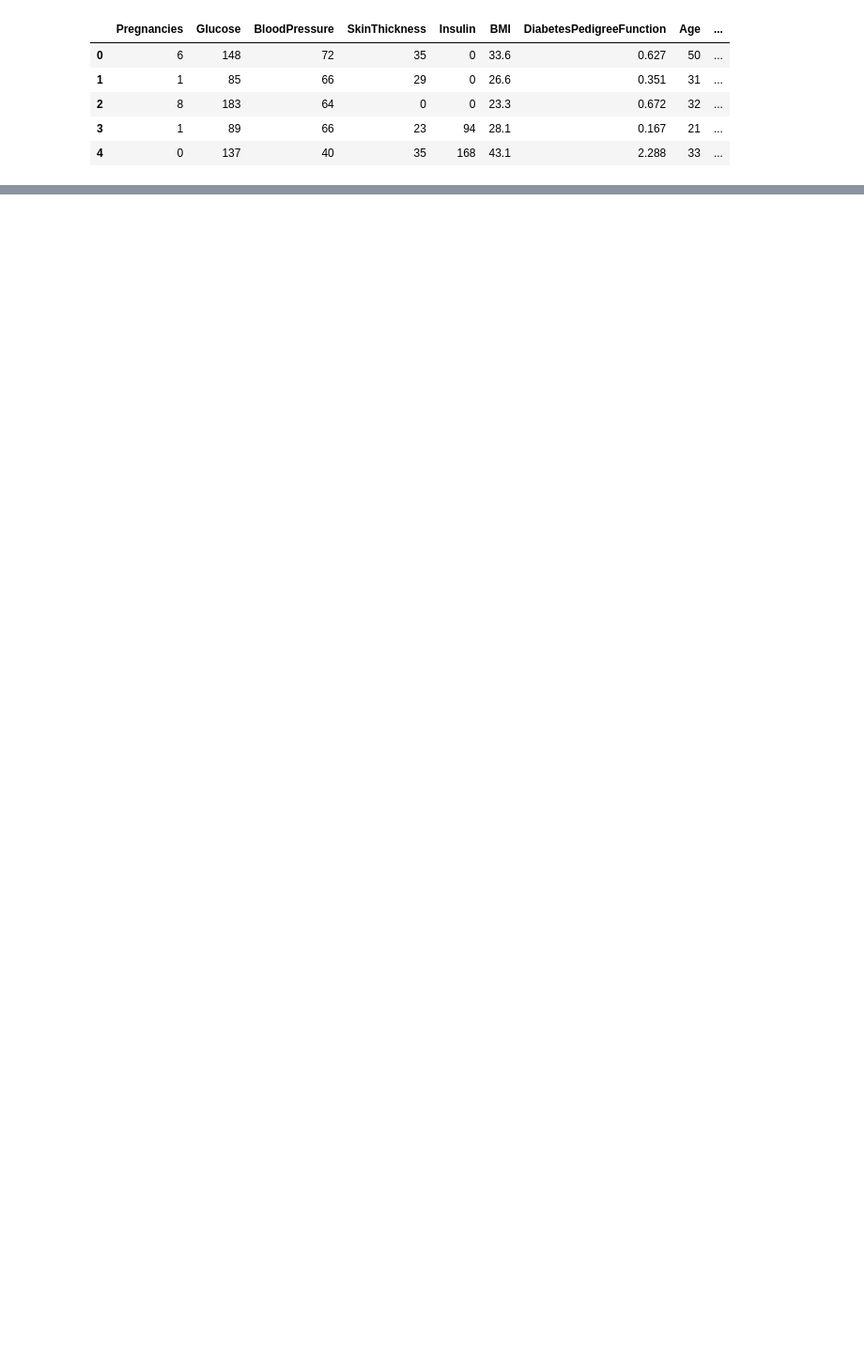
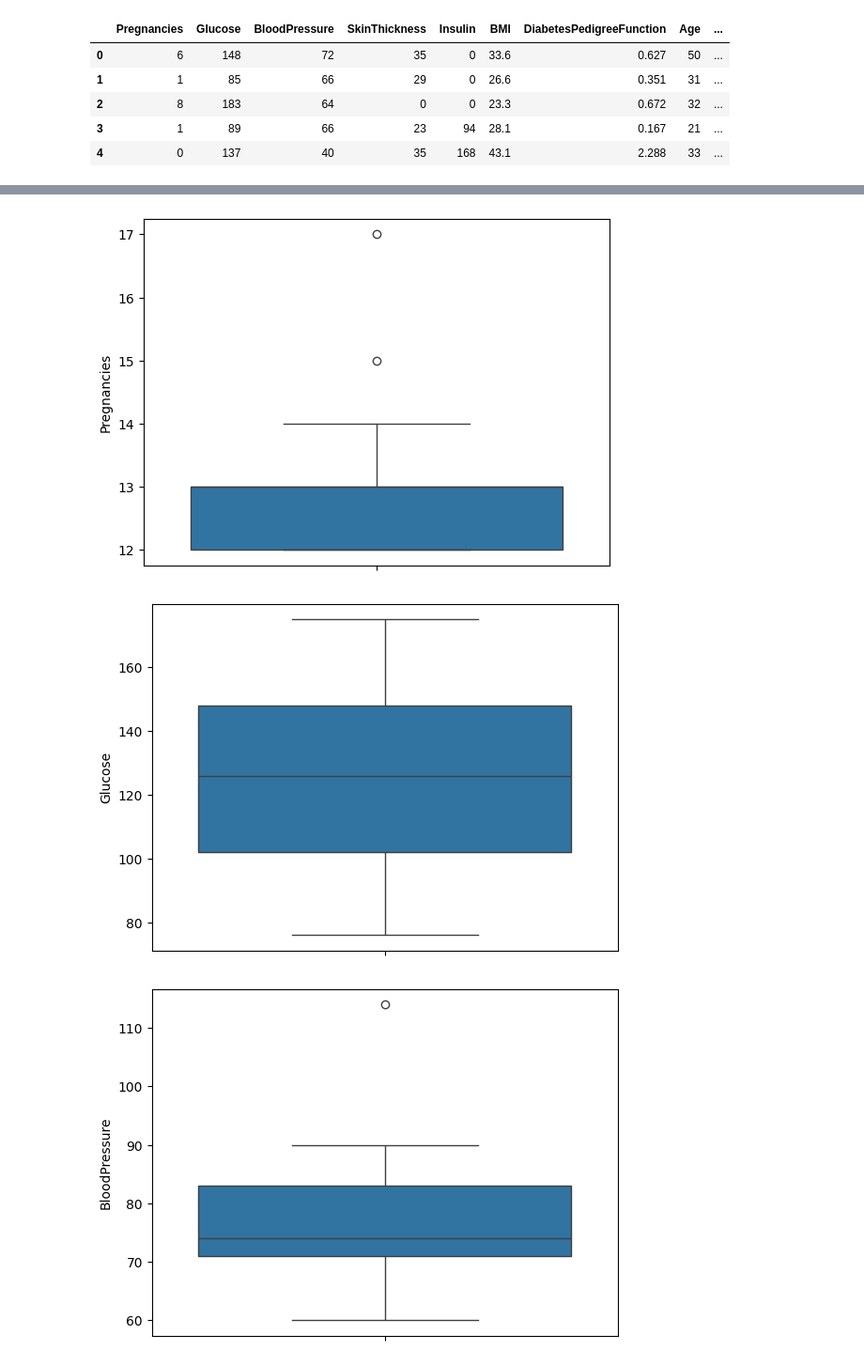
Before and after one commit to devpatel0005/Diabetes-Prediction, a Jupyter notebook: Diabetes_Prediction.ipynb, the cells around one changed output, grey strips where cells are left out. Shown at 94% size. Saved outputs shown, nothing was run; the diff lists cells and outputs as text; code cells hidden in the pictures; blank space fills up the shorter version.

```diff
--- a/Diabetes_Prediction.ipynb
+++ b/Diabetes_Prediction.ipynb
@@ -17,0 +123,18 @@ df.head()
+# %%
+def manage_out(df,cols):
+  for i in cols:
+    q1=df[i].quantile(0.25)
+    q3=df[i].quantile(0.75)
+    iqr=q3-q1
+    lower=q1-1.5*iqr
+    upper=q3+1.5*iqr
+    return df[(df[i]>=upper) | (df[i]<=lower)]
+newdf=manage_out(df,['Pregnancies'	,'BloodPressure'	,'SkinThickness'	,'Insulin'	,'BMI'	,'DiabetesPedigreeFunction'	,'Age'])
+# %%
+for i in df.columns:
+  sns.boxplot(newdf[i])
+  plt.show()
+# %% [output]
+[figure, added]
+[figure, added]
+[figure, added]
```
Also changed, not shown: parts of 24 cells of this notebook.
